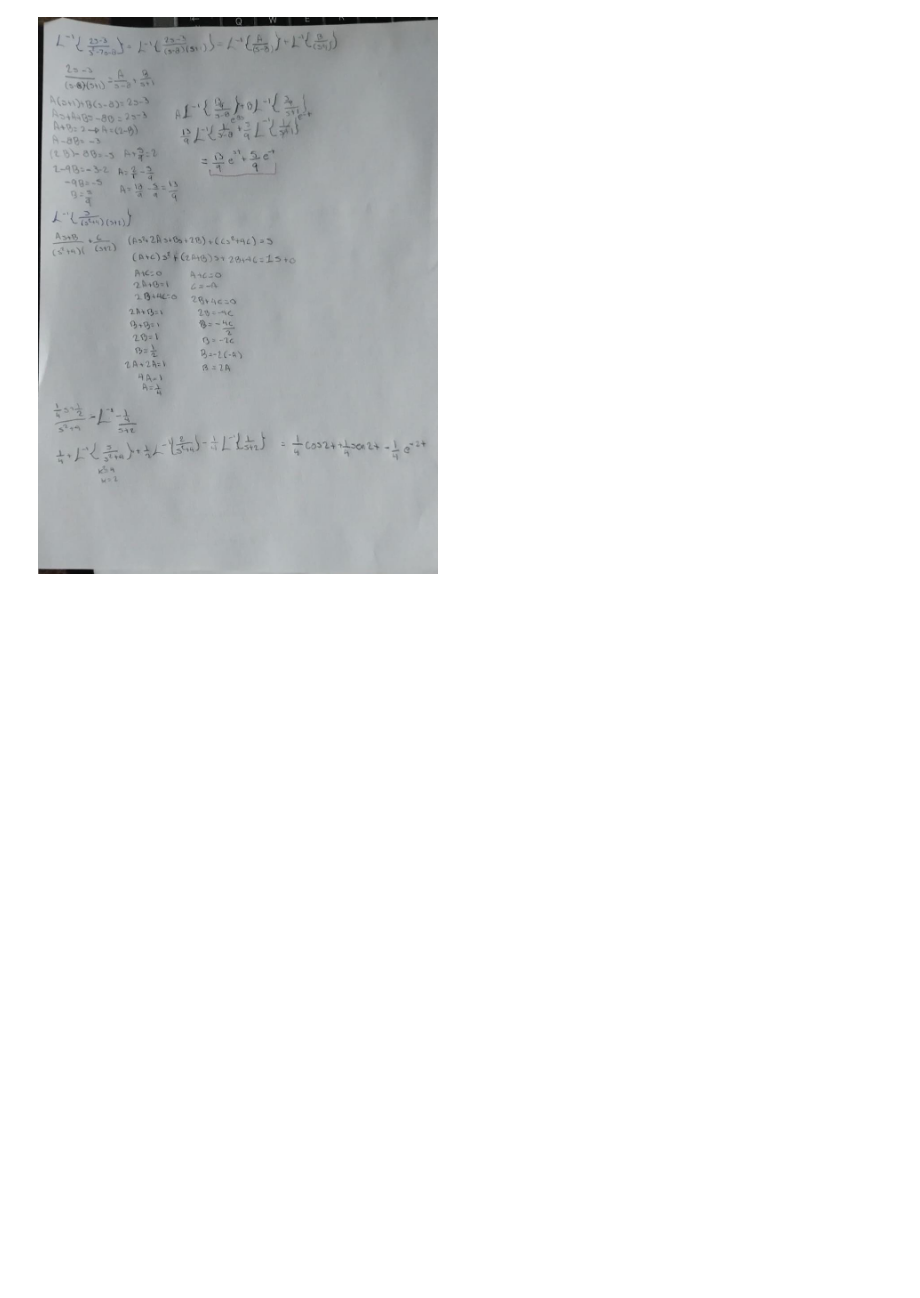
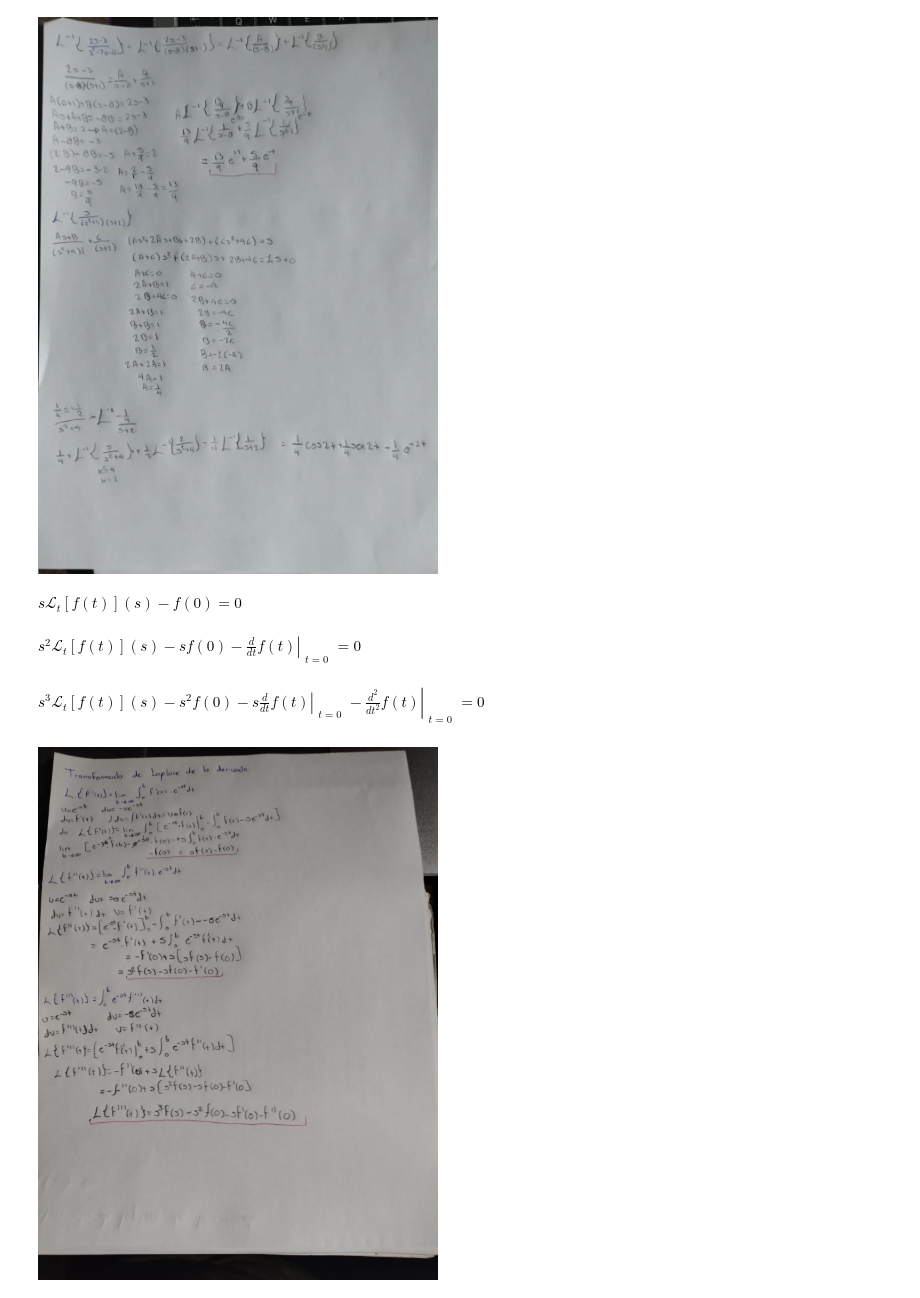
Before and after one commit to luis270-web/MAC, a Jupyter notebook: Plantilla-Problemario-Laplace.ipynb, the cells around one changed output. Drawn from its saved outputs; the diff is of its cells as text; code cells hidden in the pictures; blank space fills up the shorter version.

```diff
--- a/Plantilla-Problemario-Laplace.ipynb
+++ b/Plantilla-Problemario-Laplace.ipynb
@@ -523,3 +523,80 @@ from IPython.display import Image
 Image(filename="img7.jpeg", width=400, height=400)
 # %% [output]
 [figure]
+# %%
+%matplotlib inline
+
+import matplotlib.pyplot as plt
+import numpy as np
+import sympy
+from scipy import integrate
+
+# Configuración de notación matemática
+sympy.init_printing(use_latex='mathjax')
+
+# Variables y función
+t = sympy.symbols("t", positive=True)
+s = sympy.symbols("s", real=True)
+f = sympy.Function("f")
+
+# Ecuación de la primera derivada
+edo1 = f(t).diff(t)
+
+# Cálculo de la transformada de Laplace
+L_edo1 = sympy.laplace_transform(edo1, t, s, noconds=True)
+sympy.Eq(L_edo1, 0)
+# %% [output]
+$\displaystyle s \mathcal{L}_{t}\left[f{\left(t \right)}\right]\left(s\right) - f{\left(0 \right)} = 0$
+# %%
+%matplotlib inline
+
+import matplotlib.pyplot as plt
+import numpy as np
+import sympy
+from scipy import integrate
+
+# Configuración de notación matemática
+sympy.init_printing(use_latex='mathjax')
+
+# Variables y función
+t = sympy.symbols("t", positive=True)
+s = sympy.symbols("s", real=True)
+f = sympy.Function("f")
+
+# Ecuación de la segunda derivada
+edo2 = f(t).diff(t, 2)
+
+# Cálculo de la transformada de Laplace
+L_edo2 = sympy.laplace_transform(edo2, t, s, noconds=True)
+sympy.Eq(L_edo2, 0)
+# %% [output]
+$\displaystyle s^{2} \mathcal{L}_{t}\left[f{\left(t \right)}\right]\left(s\right) - s f{\left(0 \right)} - \left. \frac{d}{d t} f{\left(t \right)} \right|_{\substack{ t=0 }} = 0$
+# %%
+%matplotlib inline
+
+import matplotlib.pyplot as plt
+import numpy as np
+import sympy
+from scipy import integrate
+
+# Configuración de notación matemática
+sympy.init_printing(use_latex='mathjax')
+
+# Variables y función
+t = sympy.symbols("t", positive=True)
+s = sympy.symbols("s", real=True)
+f = sympy.Function("f")
+
+# Ecuación de la tercera derivada
+edo3 = f(t).diff(t, 3)
+
+# Cálculo de la transformada de Laplace
+L_edo3 = sympy.laplace_transform(edo3, t, s, noconds=True)
+sympy.Eq(L_edo3, 0)
+# %% [output]
+$\displaystyle s^{3} \mathcal{L}_{t}\left[f{\left(t \right)}\right]\left(s\right) - s^{2} f{\left(0 \right)} - s \left. \frac{d}{d t} f{\left(t \right)} \right|_{\substack{ t=0 }} - \left. \frac{d^{2}}{d t^{2}} f{\left(t \right)} \right|_{\substack{ t=0 }} = 0$
+# %%
+from IPython.display import Image
+Image(filename="8.jpeg", width=400, height=400)
+# %% [output]
+[figure, added]
```
Also changed, not shown: parts of 6 cells of this notebook.
